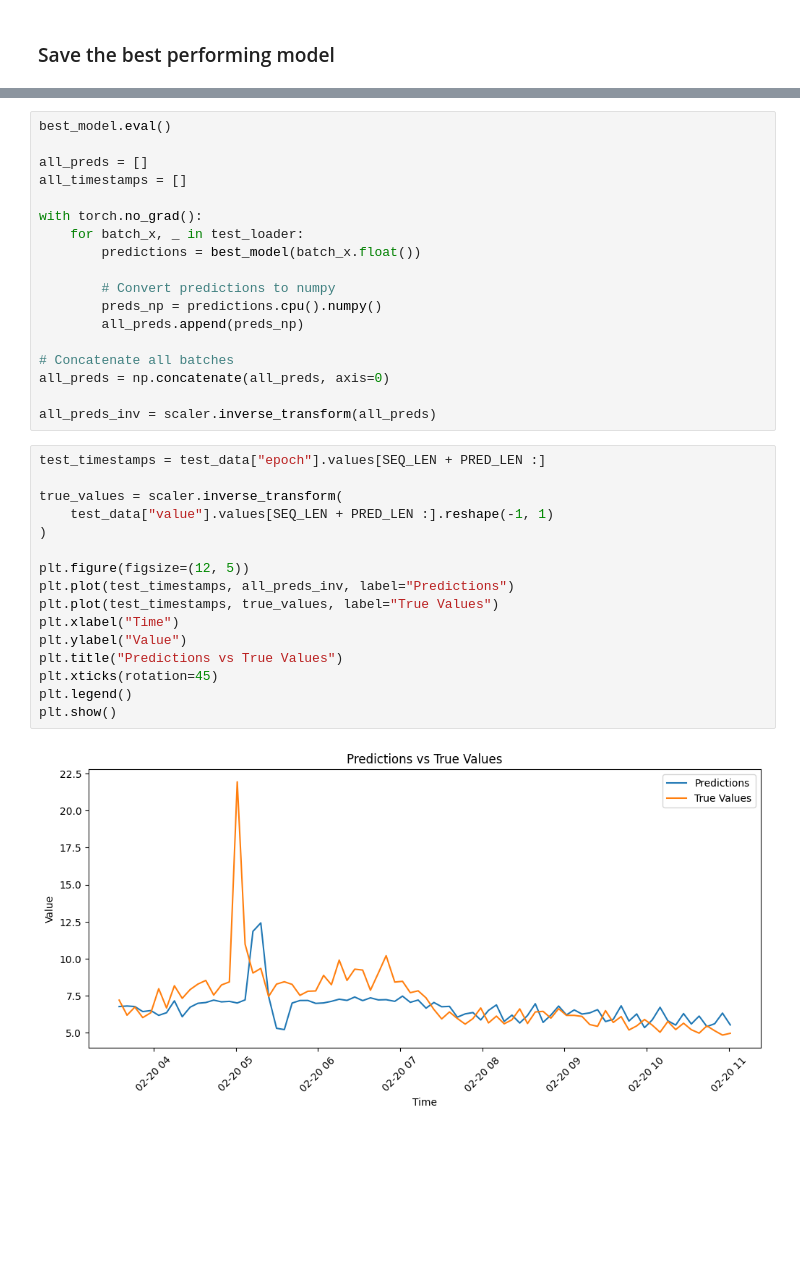
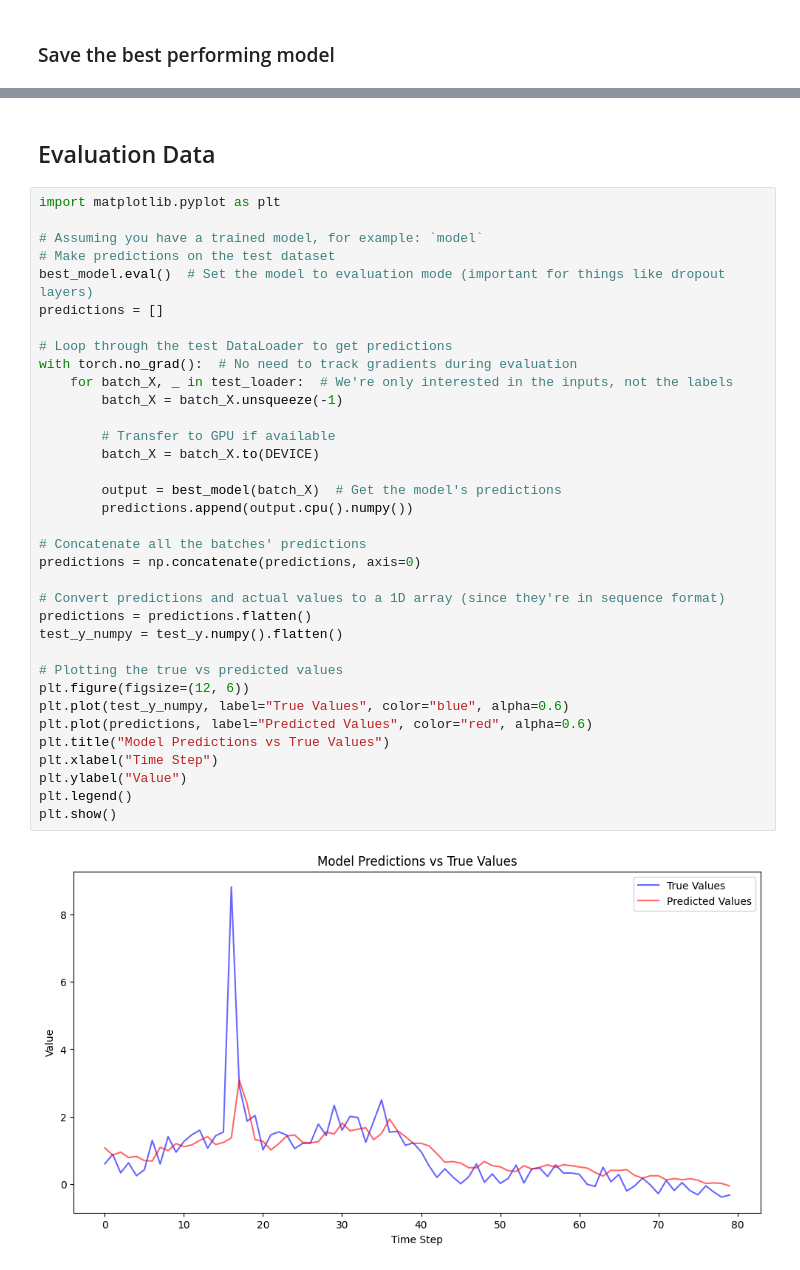
Before and after one commit to EthanSchmitt7/AAI540-final-project, a Jupyter notebook: test_model.ipynb, the cells around one changed output, grey strips where cells are left out. Cells and saved outputs as stored; diff of their text form; blank space fills up the shorter version.

Commit message:
Update model script to supply sequences

```diff
--- a/test_model.ipynb
+++ b/test_model.ipynb
@@ -602,36 +609,39 @@ plt.show()
-# %%
-best_model.eval()
-
-all_preds = []
-all_timestamps = []
-
-with torch.no_grad():
-    for batch_x, _ in test_loader:
-        predictions = best_model(batch_x.float())
-
-        # Convert predictions to numpy
-        preds_np = predictions.cpu().numpy()
-        all_preds.append(preds_np)
-
-# Concatenate all batches
-all_preds = np.concatenate(all_preds, axis=0)
-
-all_preds_inv = scaler.inverse_transform(all_preds)
-# %%
-test_timestamps = test_data["epoch"].values[SEQ_LEN + PRED_LEN :]
-
-true_values = scaler.inverse_transform(
-    test_data["value"].values[SEQ_LEN + PRED_LEN :].reshape(-1, 1)
-)
-
-plt.figure(figsize=(12, 5))
-plt.plot(test_timestamps, all_preds_inv, label="Predictions")
-plt.plot(test_timestamps, true_values, label="True Values")
-plt.xlabel("Time")
-plt.ylabel("Value")
-plt.title("Predictions vs True Values")
-plt.xticks(rotation=45)
-plt.legend()
-plt.show()
-# %% [output]
-[figure, removed]
+# %% [markdown]
+## Evaluation Data
+# %%
+import matplotlib.pyplot as plt
+
+# Assuming you have a trained model, for example: `model`
+# Make predictions on the test dataset
+best_model.eval()  # Set the model to evaluation mode (important for things like dropout layers)
+predictions = []
+
+# Loop through the test DataLoader to get predictions
+with torch.no_grad():  # No need to track gradients during evaluation
+    for batch_X, _ in test_loader:  # We're only interested in the inputs, not the labels
+        batch_X = batch_X.unsqueeze(-1)
+
+        # Transfer to GPU if available
+        batch_X = batch_X.to(DEVICE)
+
+        output = best_model(batch_X)  # Get the model's predictions
+        predictions.append(output.cpu().numpy())
+
+# Concatenate all the batches' predictions
+predictions = np.concatenate(predictions, axis=0)
+
+# Convert predictions and actual values to a 1D array (since they're in sequence format)
+predictions = predictions.flatten()
+test_y_numpy = test_y.numpy().flatten()
+
+# Plotting the true vs predicted values
+plt.figure(figsize=(12, 6))
+plt.plot(test_y_numpy, label="True Values", color="blue", alpha=0.6)
+plt.plot(predictions, label="Predicted Values", color="red", alpha=0.6)
+plt.title("Model Predictions vs True Values")
+plt.xlabel("Time Step")
+plt.ylabel("Value")
+plt.legend()
+plt.show()
+# %% [output]
+[figure, added]
```
Also changed, not shown: parts of 33 cells of this notebook.
